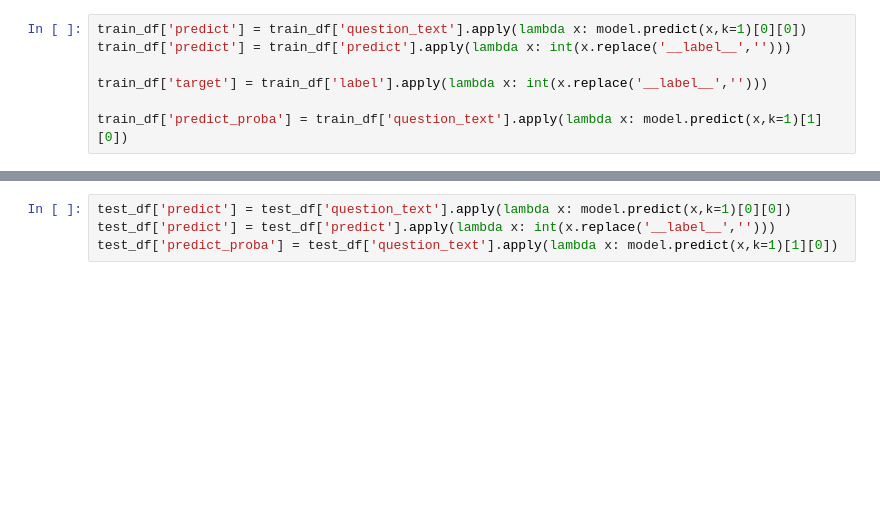
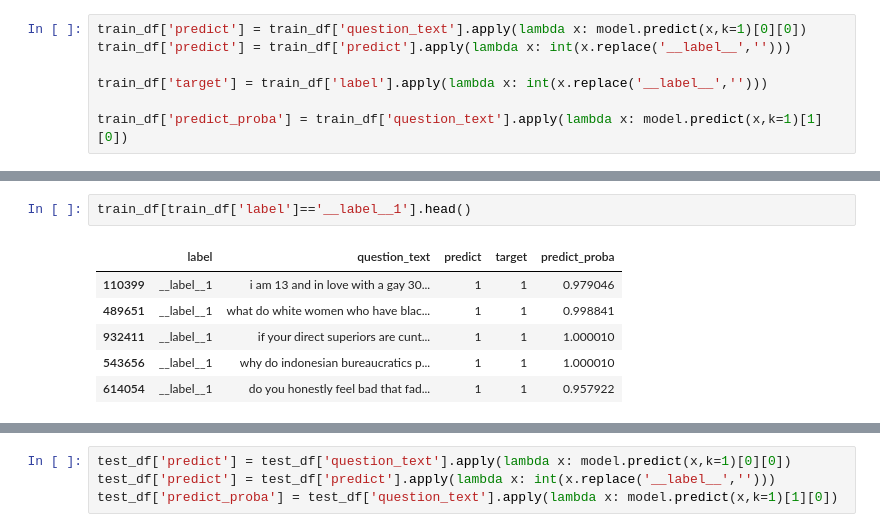
Before and after one commit to shishirkmr/Quora-Insincere-Questions-Classification, a Jupyter notebook: EDA.ipynb, the cells around one changed output, grey strips where cells are left out. Cells and saved outputs as stored; diff of their text form; blank space fills up the shorter version.

```diff
--- a/EDA.ipynb
+++ b/EDA.ipynb
@@ -183,3 +195,12 @@ train_df.head()
+# %%
+train_df[train_df['label']=='__label__1'].head()
+# %% [output]
+|  | label | question_text | predict | target | predict_proba |
+| 110399 | __label__1 | i am 13 and in love with a gay 30... | 1 | 1 | 0.979046 |
+| 489651 | __label__1 | what do white women who have blac... | 1 | 1 | 0.998841 |
+| 932411 | __label__1 | if your direct superiors are cunt... | 1 | 1 | 1.000010 |
+| 543656 | __label__1 | why do indonesian bureaucratics p... | 1 | 1 | 1.000010 |
+| 614054 | __label__1 | do you honestly feel bad that fad... | 1 | 1 | 0.957922 |
 # %%
 # from sklearn.metrics import confusion_matrix
 confusion_matrix(train_df['target'],train_df['predict'])
```
Also changed, not shown: parts of 22 cells of this notebook.
